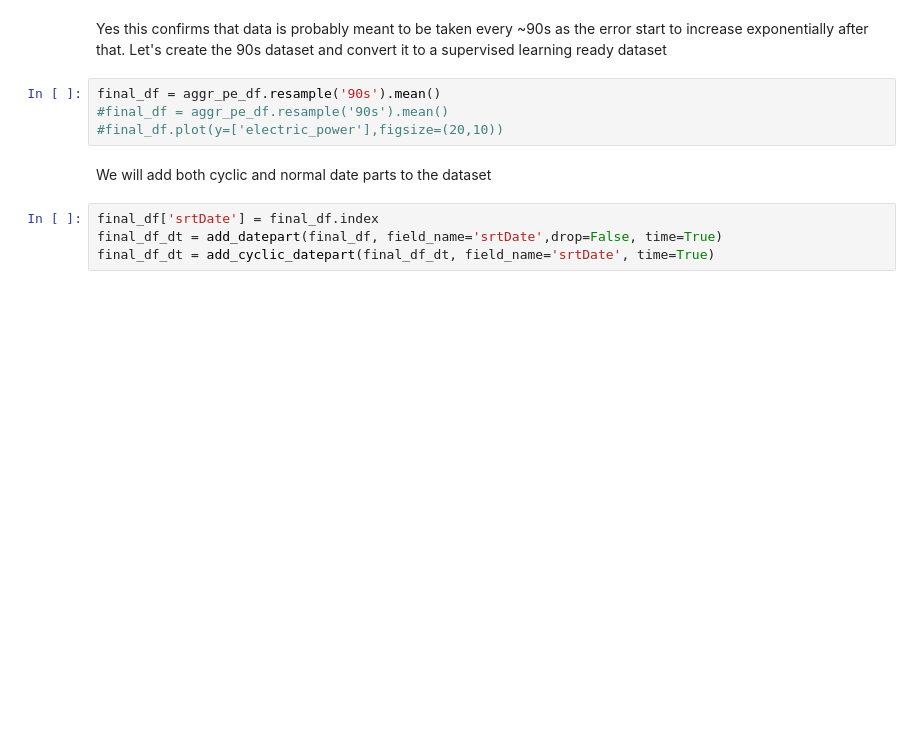
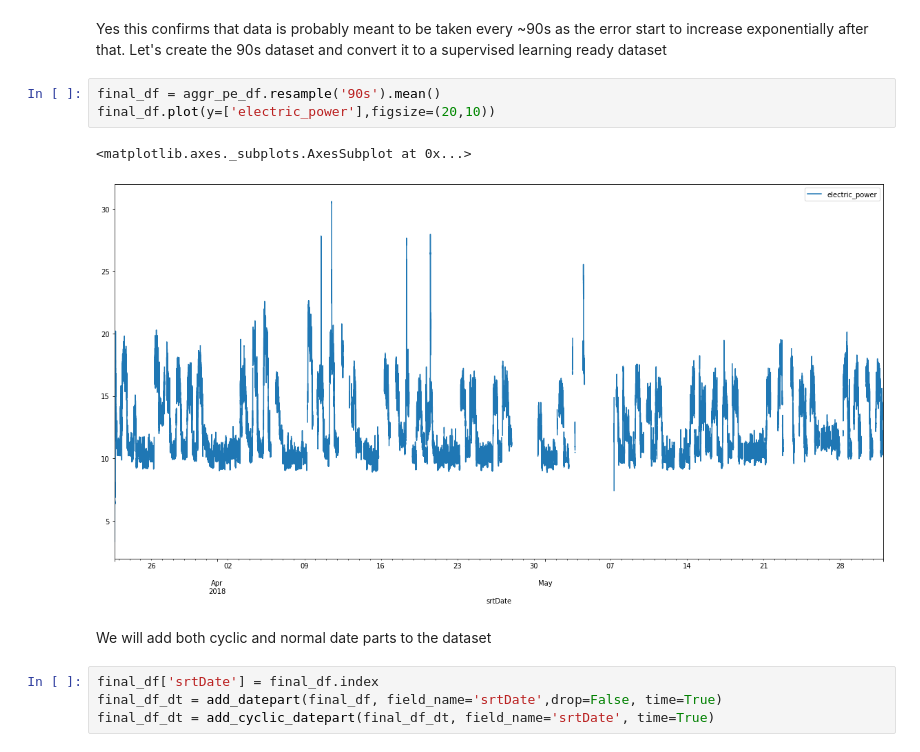
Before and after one commit to Anacron-sec/enterprise-data-analytics-project, a Jupyter notebook: notebooks/Exploratory Data Analysis and feature engineering for powerelectricity dataset.ipynb, the cells around one changed output. Drawn from its saved outputs; the diff is of its cells as text; blank space fills up the shorter version.

```diff
--- a/notebooks/Exploratory Data Analysis and feature engineering for powerelectricity dataset.ipynb
+++ b/notebooks/Exploratory Data Analysis and feature engineering for powerelectricity dataset.ipynb
@@ -253,8 +297,10 @@ Yes this confirms that data is probably meant to be taken every ~90s as the erro
 Let's create the 90s dataset and convert it to a supervised learning ready dataset
 # %%
 final_df = aggr_pe_df.resample('90s').mean()
-#final_df = aggr_pe_df.resample('90s').mean()
-#final_df.plot(y=['electric_power'],figsize=(20,10))
+final_df.plot(y=['electric_power'],figsize=(20,10))
+# %% [output]
+<matplotlib.axes._subplots.AxesSubplot at 0x...>
+[figure, added]
 # %% [markdown]
 We will add both cyclic and normal date parts to the dataset
 # %%
```
Also changed, not shown: parts of 6 cells of this notebook, 2 other files.
